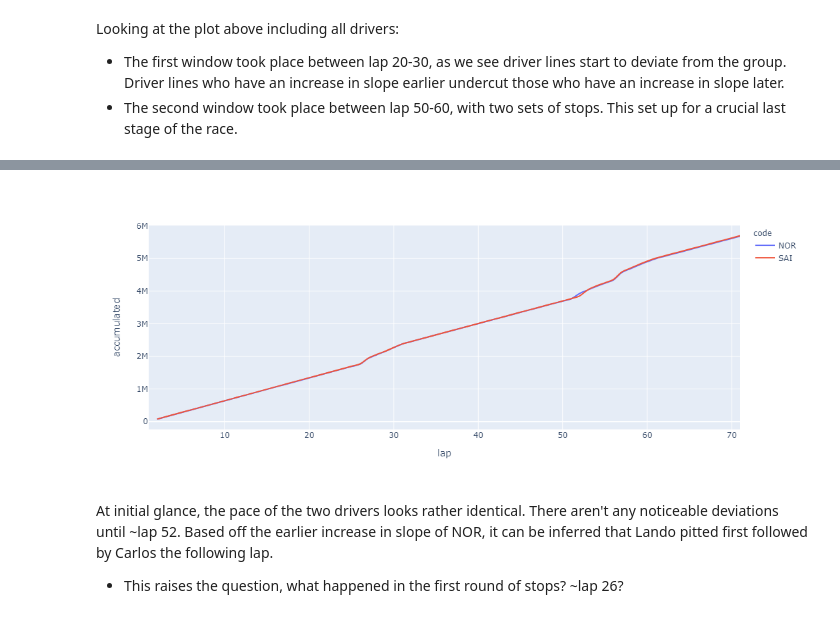
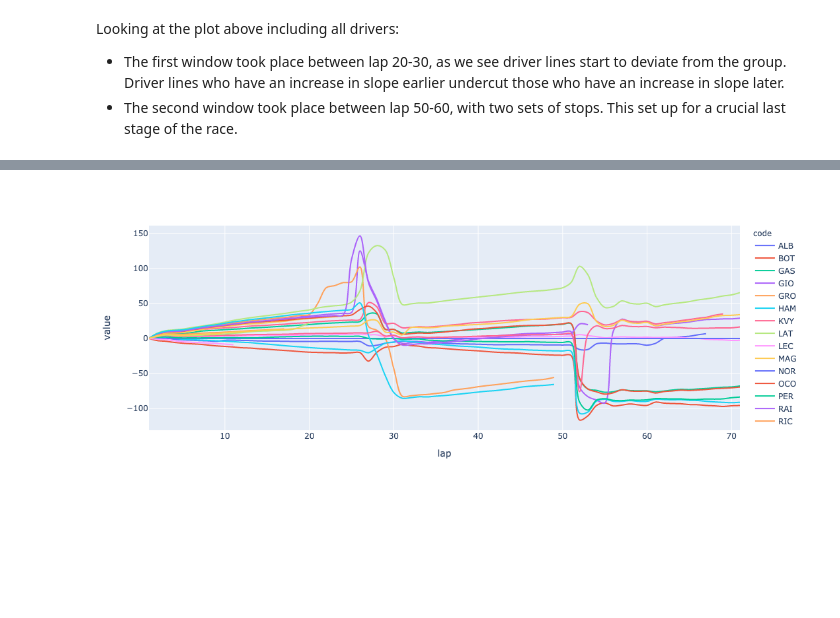
Before and after one commit to andrewdefante/andrew_repo, a Jupyter notebook: f1_game_theory/f1_gt.ipynb, the cells around one changed output, grey strips where cells are left out. Cells and saved outputs as stored; diff of their text form; code cells hidden in the pictures; blank space fills up the shorter version.

```diff
--- a/f1_game_theory/f1_gt.ipynb
+++ b/f1_game_theory/f1_gt.ipynb
@@ -63,12 +71,16 @@ Game theory is essentially the study of strategy and decision making. There are
 #### Loading Packages and Dataset
 # %%
 import numpy as np
+from numpy import diff
 import scipy as sp
 import pandas as pd
 import plotly.express as px
 from pandas import Series, DataFrame
+import plotly.graph_objects as go
+import scipy
+import itertools
 
-path = 'C:/Users/andre/repo/f1_game_theory/datasets/f1_2020.csv'
+path = 'f1_2020_stint.csv'
 
 full = pd.read_csv(path)
 full.head()
@@ -182,0 +227,30 @@ To gain more detailed insight, we start by filtering the data to the two McLaren
+# %%
+### Identify worthy rivals by calculating relative deltas per lap
+r1_nor = r1[(r1.code == 'NOR')]
+r1_nor = pd.DataFrame({'lap': r1_nor.lap,
+                     'accumulated': r1_nor.accumulated,
+                      'lap2': r1_nor.lap})
+r1_nor = r1_nor.set_index('lap')
+## sainz
+r1_sai = r1[(r1.code == 'SAI')]
+r1_sai = pd.DataFrame({'lap': r1_sai.lap,
+                     'accumulated': r1_sai.accumulated,
+                      'lap2': r1_sai.lap})
+r1_sai = r1_sai.set_index('lap')
+
+# pace dataframe for each driver
+#pace_df = r1.pivot(index= 'lap', columns='code', values= 'accumulated')
+pace_df = r1.pivot(index= 'lap', columns='code', values= 'accumulated')
+
+nor_delt = pace_df.sub(r1_nor['accumulated'], axis = 0)
+nor_delt = nor_delt.div(1000)
+
+sai_delt = pace_df.sub(r1_sai['accumulated'], axis = 0)
+## convert ms to seconds
+sai_delt = sai_delt.div(1000)
+nor_delt.reset_index(inplace=True)
+sai_delt.reset_index(inplace=True)
+# negative delta means other driver is faster
+# %%
+sai_delt_long = pd.melt(sai_delt, id_vars=['lap'])
+nor_delt_long = pd.melt(nor_delt, id_vars=['lap'])
@@ -183,10 +280,5 @@ To gain more detailed insight, we start by filtering the data to the two McLaren
 # %%
-mcl_r1_df = mcl_r1
-
-fig = px.line(mcl_r1_df, x = "lap", y = "accumulated", color = "code", line_shape="spline", render_mode="svg")
-fig.show()
+fig_n = px.line(nor_delt_long, x = "lap", y = "value", color = "code", line_shape="spline", render_mode="svg")
+fig_n.show()
 # %% [output]
-[figure, old version]
+[figure, new version]
-# %% [markdown]
-At initial glance, the pace of the two drivers looks rather identical. There aren't any noticeable deviations until ~lap 52. Based off the earlier increase in slope of NOR, it can be inferred that Lando pitted first followed by Carlos the following lap.
-- This raises the question, what happened in the first round of stops? ~lap 26?
```
Also changed, not shown: parts of 34 cells of this notebook, 15 other files.
